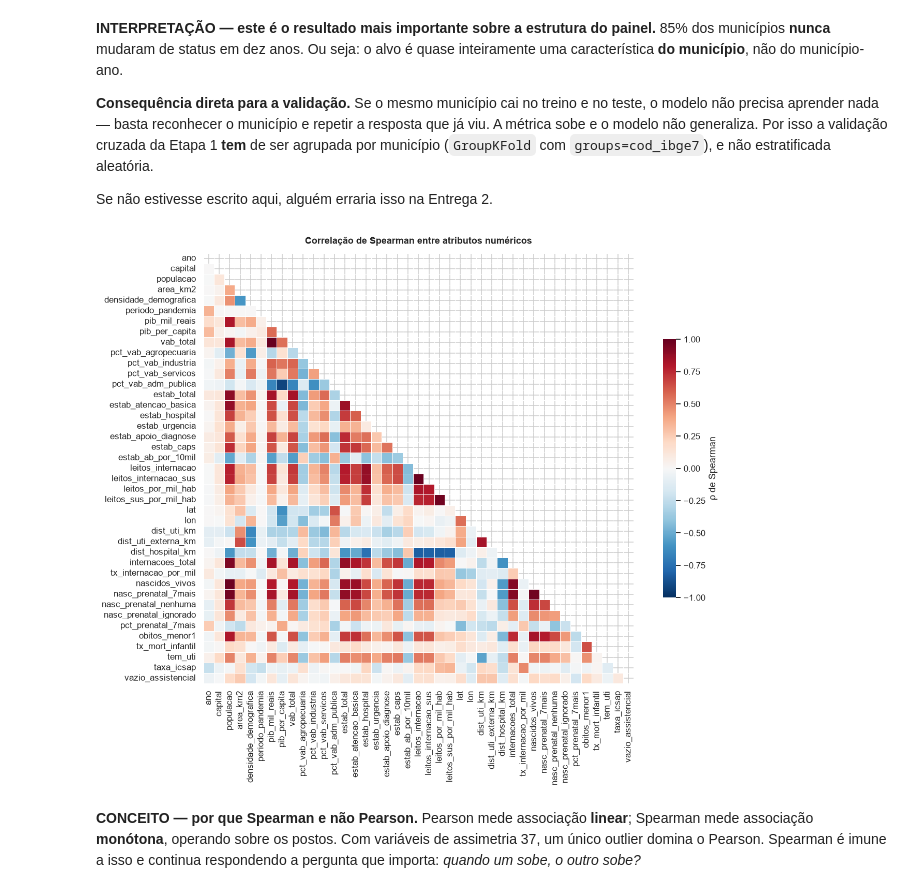
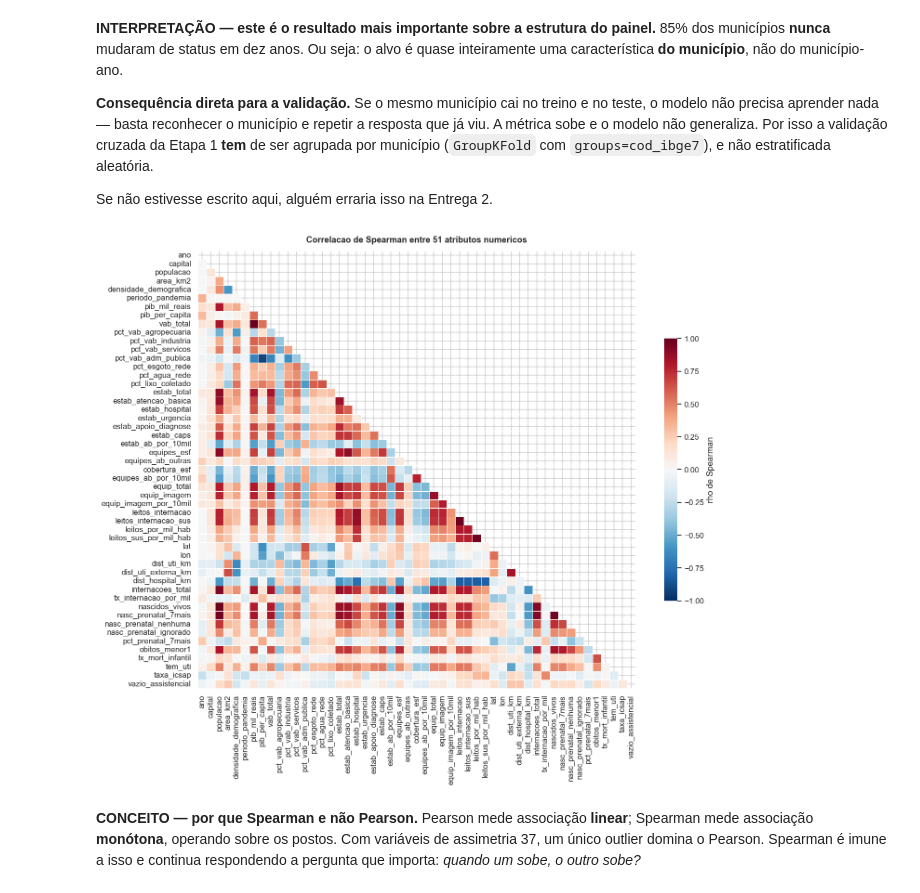
Before and after one commit to anaraque-l/cin0144-vazios-assistenciais-sus, a Jupyter notebook: notebooks/01-eda.ipynb, the cells around one changed output. Cells and saved outputs as stored; diff of their text form; code cells hidden in the pictures.

```diff
--- a/notebooks/01-eda.ipynb
+++ b/notebooks/01-eda.ipynb
@@ -579,21 +609,29 @@ isso a validação cruzada da Etapa 1 **tem** de ser agrupada por município
 Se não estivesse escrito aqui, alguém erraria isso na Entrega 2.
 # %%
 # Matriz de correlacao entre os atributos numericos candidatos.
+# Fora: identificadores, o alvo reescrito (leitos_uti, internacoes_icsap,
+# icsap_por_10mil) e os alvos/derivados por faixa etaria que entraram na base
+# de 70 colunas -- senao o heatmap enche de blocos ~1 que sao o mesmo alvo.
 excluir = ["cod_ibge7", "cod_ibge6", "leitos_uti", "leitos_complementares",
-           "internacoes_icsap", "icsap_por_10mil"]
+           "internacoes_icsap", "icsap_por_10mil",
+           "taxa_icsap_menor5", "taxa_icsap_idoso",
+           "intern_menor5_total", "intern_menor5_icsap",
+           "intern_idoso_total", "intern_idoso_icsap", "equip_manut_vida"]
 numericas = [c for c in df.select_dtypes("number").columns if c not in excluir]
 
 corr = df[numericas].corr(method="spearman")
 
-plt.figure(figsize=(12.5, 10))
+plt.figure(figsize=(13.5, 11))
 mascara = np.triu(np.ones_like(corr, dtype=bool))
 sns.heatmap(corr, mask=mascara, cmap="RdBu_r", center=0, vmin=-1, vmax=1,
-            square=True, linewidths=.4, cbar_kws={"shrink": .6, "label": "ρ de Spearman"})
-plt.title("Correlação de Spearman entre atributos numéricos", pad=12)
+            square=True, linewidths=.4,
+            cbar_kws={"shrink": .6, "label": "rho de Spearman"})
+plt.title(f"Correlacao de Spearman entre {len(numericas)} atributos numericos",
+          pad=12)
 salvar("05-heatmap-correlacao")
 plt.show()
 # %% [output]
-[figure, old version]
+[figure, new version]
 # %% [markdown]
 **CONCEITO — por que Spearman e não Pearson.** Pearson mede associação
 **linear**; Spearman mede associação **monótona**, operando sobre os postos.
```
Also changed, not shown: parts of 14 cells of this notebook, 16 other files.
